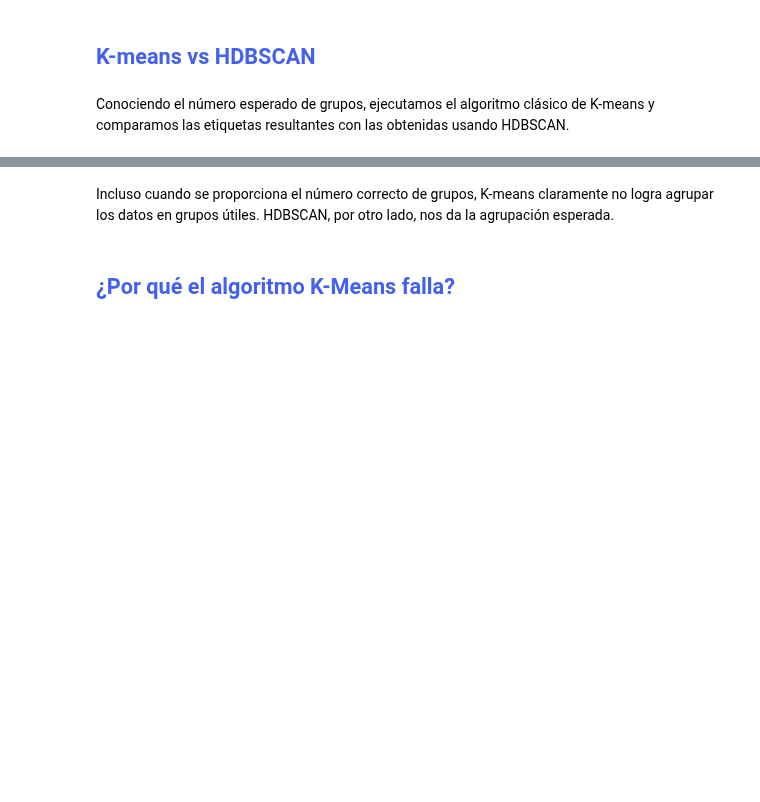
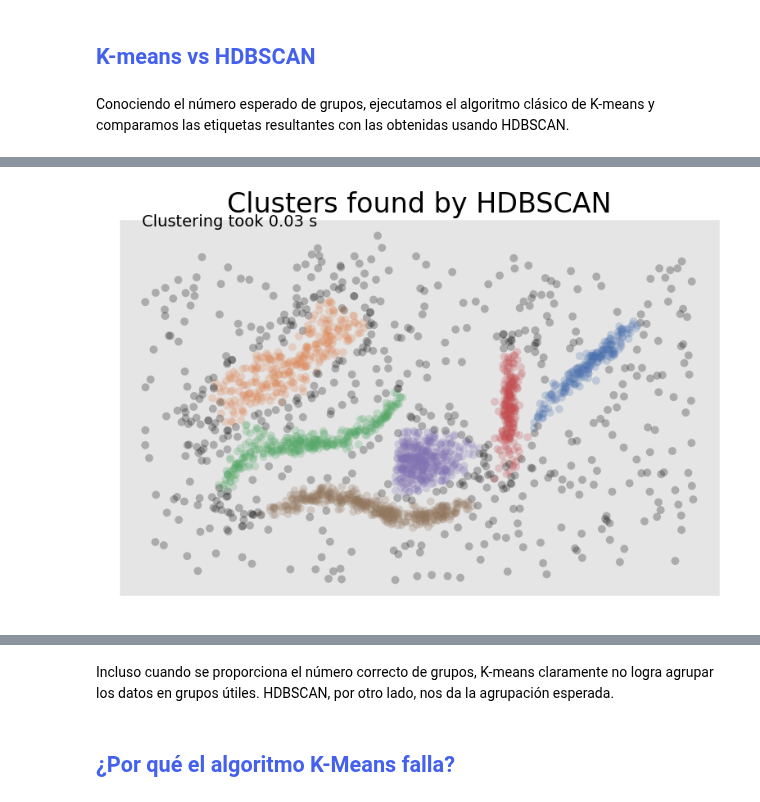
Before and after one commit to Datavaid/HDBSCAN, a Jupyter notebook: First_HDBSCAN.ipynb, the cells around one changed output, grey strips where cells are left out. Cells and saved outputs as stored; diff of their text form; code cells hidden in the pictures; blank space fills up the shorter version.

```diff
--- a/First_HDBSCAN.ipynb
+++ b/First_HDBSCAN.ipynb
@@ -39,3 +64,7 @@ Conociendo el número esperado de grupos, ejecutamos el algoritmo clásico de K-
+# %%
+plot_clusters(data, hdbscan.HDBSCAN, (), {'min_cluster_size':15})
+# %% [output]
+[figure, added]
 # %% [markdown]
 <figure>
 <center>
```
Also changed, not shown: parts of 6 cells of this notebook, 1 other file.
